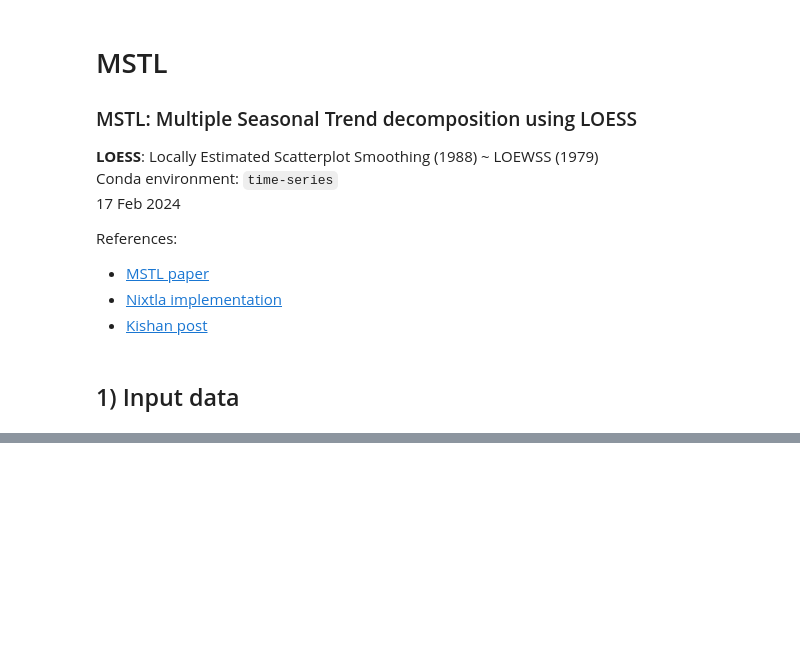
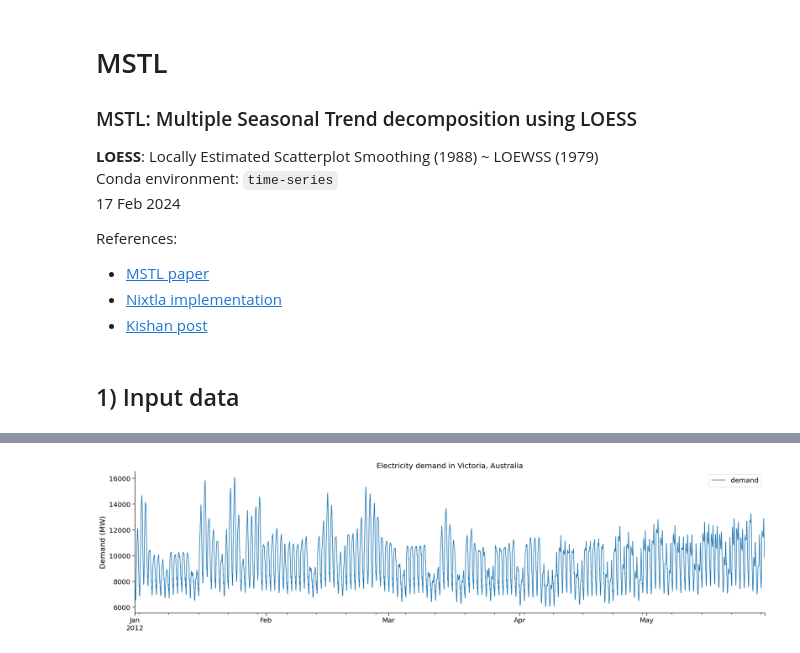
Before and after one commit to razielar/feature_engineering_ts_forecasting, a Jupyter notebook: 03_time_series_decomposition/06-MSTL-decomposition.ipynb, the cells around one changed output, grey strips where cells are left out. Drawn from its saved outputs; the diff is of its cells as text; code cells hidden in the pictures; blank space fills up the shorter version.

```diff
--- a/03_time_series_decomposition/06-MSTL-decomposition.ipynb
+++ b/03_time_series_decomposition/06-MSTL-decomposition.ipynb
@@ -33,0 +32,8 @@ df = pd.read_csv()
+# %%
+df = pd.read_csv("../datasets/victoria_electricity_demand.csv",
+                usecols=["date_time", "demand"],
+                parse_dates=["date_time"],
+                index_col=["date_time"])
+
+print(f"Rownum: {len(df): ,.0f}")
+df
@@ -33,0 +56,9 @@ df = pd.read_csv()
+# %%
+# Filter for first 149 days of 2012
+start_date = pd.to_datetime("2012-01-01")
+end_date = start_date + pd.Timedelta("149D")
+# Filter
+mask = (df.index >= start_date) & (df.index < end_date)
+timeseries = df[mask].copy(deep=True)
+print(f"Rownum: {len(timeseries): ,.0f}")
+timeseries
@@ -33,0 +81,9 @@ df = pd.read_csv()
+# %%
+timeseries.plot()
+
+plt.title("Electricity demand in Victoria, Australia")
+plt.ylabel("Demand (MW)")
+plt.xlabel("")
+plt.show()
+# %% [output]
+[figure, added]
```
Also changed, not shown: parts of 10 cells of this notebook.
